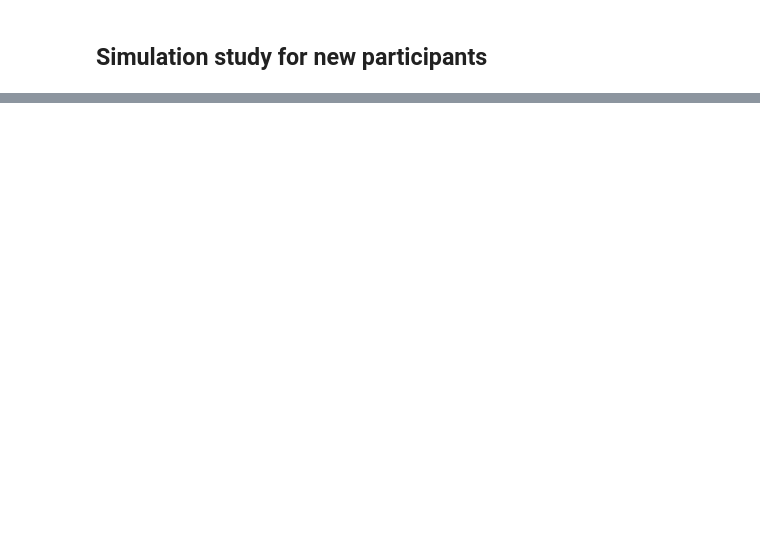
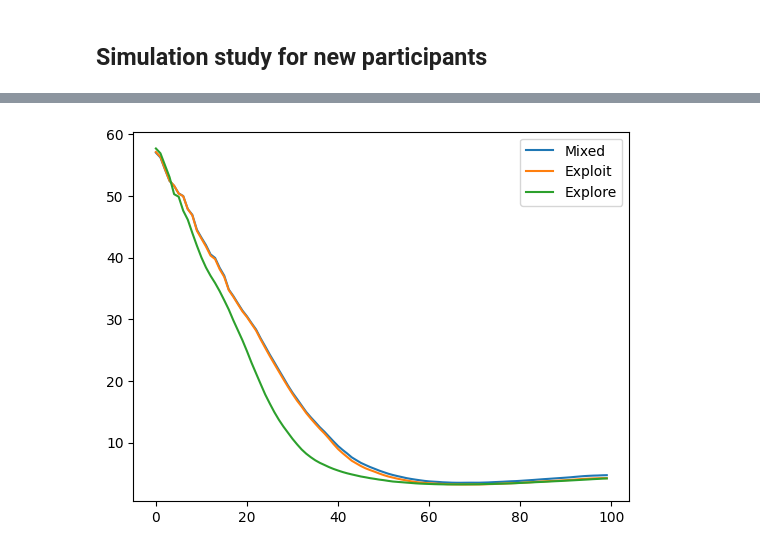
Before and after one commit to KarelVeldkamp/Information-VAE, a Jupyter notebook: test.ipynb, the cells around one changed output, grey strips where cells are left out. Saved outputs shown, nothing was run; the diff lists cells and outputs as text; code cells hidden in the pictures; blank space fills up the shorter version.

```diff
--- a/test.ipynb
+++ b/test.ipynb
@@ -597,0 +612,8 @@ array([[0.01550042, 0.00872336, 0.00872336, ..., 0.00872336, 0.00872336,
+# %%
+plt.plot(np.arange(pm_d.shape[1]), emt_d.mean(0), label='Mixed')
+plt.plot(np.arange(pm_p.shape[1]), emt_p.mean(0), label='Exploit')
+plt.plot(np.arange(pm_e.shape[1]), emt_e.mean(0), label='Explore')
+plt.legend()
+plt.show()
+# %% [output]
+[figure, added]
```
Also changed, not shown: parts of 12 cells of this notebook, 3 other files.
